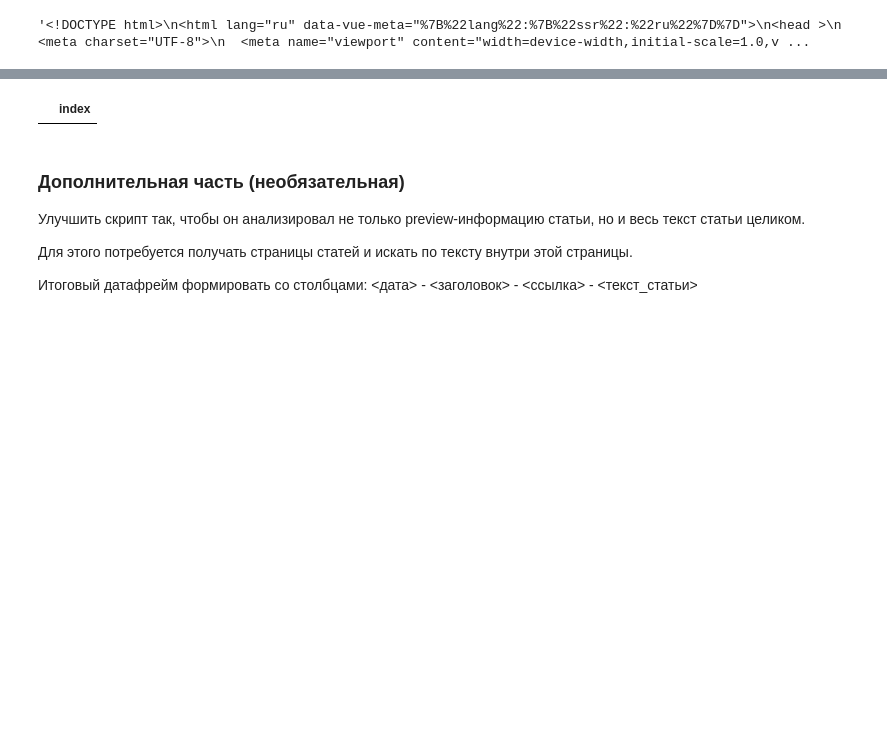
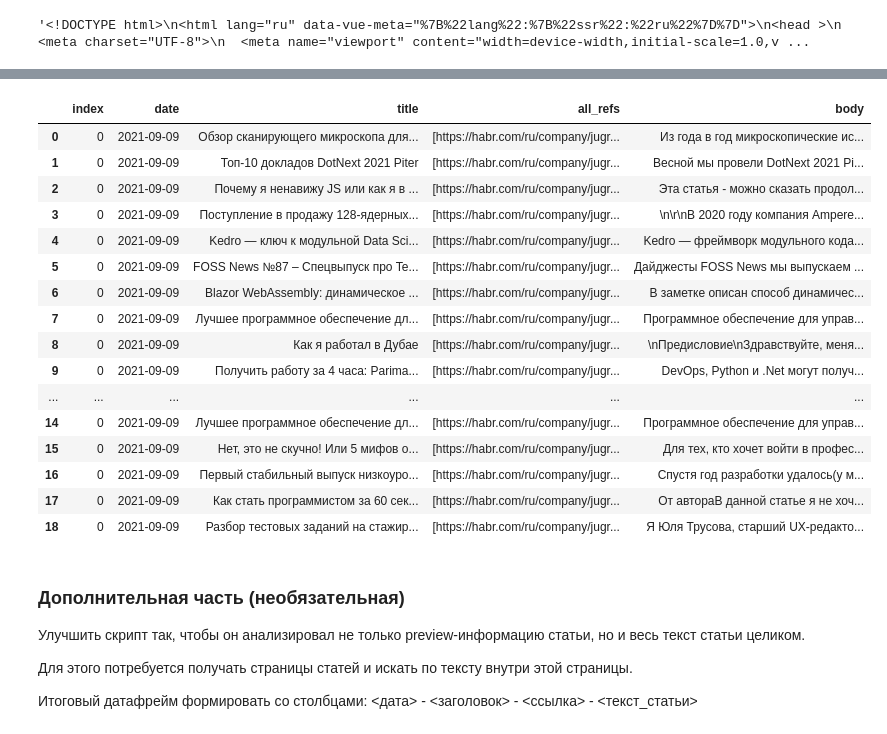
Before and after one commit to SergioMoys/Python_Openbank, a Jupyter notebook: DZ/Number14 - Основы парсинга и работы с API.ipynb, the cells around one changed output, grey strips where cells are left out. Cells and saved outputs as stored; diff of their text form; code cells hidden in the pictures; blank space fills up the shorter version.

```diff
--- a/DZ/Number14 - Основы парсинга и работы с API.ipynb
+++ b/DZ/Number14 - Основы парсинга и работы с API.ipynb
@@ -63,5 +74,5 @@ news_blocks
 # %%
 # добираемся до текста со ссылкой
-articles_intro = list(map(lambda x: x.find('div', class_='post__body'), news_blocks))
+articles_intro = list(map(lambda x: x.find('div', class_="tm-article-body tm-article-snippet__lead"), news_blocks))
 articles_intro
 # %% [output]
@@ -69,5 +96,5 @@ articles_intro
 # %%
 # добираемся до ссылок
-a_list = list(map(lambda x: x.find('a').get('href'), articles_intro))
+a_list = list(map(lambda x: x.find('a',class_='tm-article-snippet__readmore').get('href') , articles_intro))
 a_list
 # %% [output]
@@ -83,0 +120,4 @@ for post in news_blocks:
+# %%
+# формируем полноценные ссылки
+all_refs = list(map(lambda x: 'https://habr.com/' + x, a_list))
+all_refs
@@ -104,12 +164,12 @@ def get_all_links(URL, KEYWORDS, pages):
         res = requests.get(URL, params)
         time.sleep(0.3)
         soup = BeautifulSoup(res.text, 'html.parser')
-        news_blocks = soup.find_all('article', class_='post')
-        articles_intro = list(map(lambda x: x.find('div', class_='post__body'), news_blocks))
-        a_list = list(map(lambda x: x.find('a').get('href'), articles_intro))
-        all_refs = a_list
+        news_blocks = soup.find_all('div', class_='tm-article-snippet')
+        articles_intro = list(map(lambda x: x.find('div', class_="tm-article-body tm-article-snippet__lead"), news_blocks))
+        a_list = list(map(lambda x: x.find('a',class_='tm-article-snippet__readmore').get('href') , articles_intro))
+        all_refs = list(map(lambda x: 'https://habr.com' + x, a_list))
     return all_refs
 
-all_links = get_all_links(URL, 'python', 5)
-all_links[]
+all_links = get_all_links(URL, 'python', 3)
+all_links
 # %% [output]
@@ -134,24 +234,44 @@ for link in all_links:
 # %%
 # запишем данные в датафрейм
-kom_news = pd.DataFrame()
+habr_news = pd.DataFrame()
 for link in all_links:
     soup = BeautifulSoup(requests.get(link).text, 'html.parser')
-    if soup.find('span', class_='post__time'):
-        date = soup.find('span', class_='post__time').text
-    #print(date)
-    if soup.find('h2', class_='article_name'):
-        title = soup.find('h2', class_='post__title')
-    else:
-        title = soup.find('h1', class_='post__title')
-    #print(title)
-    if soup.find('h2', class_='post__title'):
-        title_element = soup.find('a',class_='post__title_link').text
-    #print(title_element)
-    row = {'date': date, 'title': title, 'link': link}
-    kom_news = pd.concat([kom_news, pd.DataFrame([row])])
-kom_news.reset_index()
+    time.sleep(0.3)
+    if soup.find('span', class_='tm-article-snippet__datetime-published'):
+        date = pd.to_datetime(soup.find('span', class_='tm-article-snippet__datetime-published').find('time').get('datetime'), dayfirst=True).date()
+
+    if soup.find('h1', class_='tm-article-snippet__title tm-article-snippet__title_h1'):
+        title = soup.find('h1', class_='tm-article-snippet__title tm-article-snippet__title_h1').text
+
+    if list(map(lambda x: x.find('a',class_='tm-article-snippet__readmore').get('href') , articles_intro)):
+         a_list = list(map(lambda x: x.find('a',class_='tm-article-snippet__readmore').get('href') , articles_intro))
+         all_refs = list(map(lambda x: 'https://habr.com' + x, a_list))
+
+    if soup.find('div', class_='tm-article-body'):
+        body =  soup.find('div', class_='tm-article-body').text
+
+
+    row = {'date': date, 'title': title, 'all_refs': all_refs, 'body': body}
+    habr_news = pd.concat([habr_news, pd.DataFrame([row])])
+habr_news.reset_index()
 # %% [output]
-|  | index |
+|  | index | date | title | all_refs | body |
+| 0 | 0 | 2021-09-09 | Обзор сканирующего микроскопа для... | [https://habr.com/ru/company/jugr... | Из года в год микроскопические ис... |
+| 1 | 0 | 2021-09-09 | Топ-10 докладов DotNext 2021 Piter | [https://habr.com/ru/company/jugr... | Весной мы провели DotNext 2021 Pi... |
+| 2 | 0 | 2021-09-09 | Почему я ненавижу JS или как я в ... | [https://habr.com/ru/company/jugr... | Эта статья - можно сказать продол... |
+| 3 | 0 | 2021-09-09 | Поступление в продажу 128-ядерных... | [https://habr.com/ru/company/jugr... | \n\r\nВ 2020 году компания Ampere... |
+| 4 | 0 | 2021-09-09 | Kedro — ключ к модульной Data Sci... | [https://habr.com/ru/company/jugr... | Kedro — фреймворк модульного кода... |
+| 5 | 0 | 2021-09-09 | FOSS News №87 – Спецвыпуск про Te... | [https://habr.com/ru/company/jugr... | Дайджесты FOSS News мы выпускаем ... |
+| 6 | 0 | 2021-09-09 | Blazor WebAssembly: динамическое ... | [https://habr.com/ru/company/jugr... | В заметке описан способ динамичес... |
+| 7 | 0 | 2021-09-09 | Лучшее программное обеспечение дл... | [https://habr.com/ru/company/jugr... | Программное обеспечение для управ... |
+| 8 | 0 | 2021-09-09 | Как я работал в Дубае | [https://habr.com/ru/company/jugr... | \nПредисловие\nЗдравствуйте, меня... |
+| 9 | 0 | 2021-09-09 | Получить работу за 4 часа: Parima... | [https://habr.com/ru/company/jugr... | DevOps, Python и .Net могут получ... |
+| ... | ... | ... | ... | ... | ... |
+| 14 | 0 | 2021-09-09 | Лучшее программное обеспечение дл... | [https://habr.com/ru/company/jugr... | Программное обеспечение для управ... |
+| 15 | 0 | 2021-09-09 | Нет, это не скучно! Или 5 мифов о... | [https://habr.com/ru/company/jugr... | Для тех, кто хочет войти в профес... |
+| 16 | 0 | 2021-09-09 | Первый стабильный выпуск низкоуро... | [https://habr.com/ru/company/jugr... | Спустя год разработки удалось(у м... |
+| 17 | 0 | 2021-09-09 | Как стать программистом за 60 сек... | [https://habr.com/ru/company/jugr... | От автораВ данной статье я не хоч... |
+| 18 | 0 | 2021-09-09 | Разбор тестовых заданий на стажир... | [https://habr.com/ru/company/jugr... | Я Юля Трусова, старший UX-редакто... |
 # %% [markdown]
 ### Дополнительная часть (необязательная)
 
```
Also changed, not shown: parts of 12 cells of this notebook.
